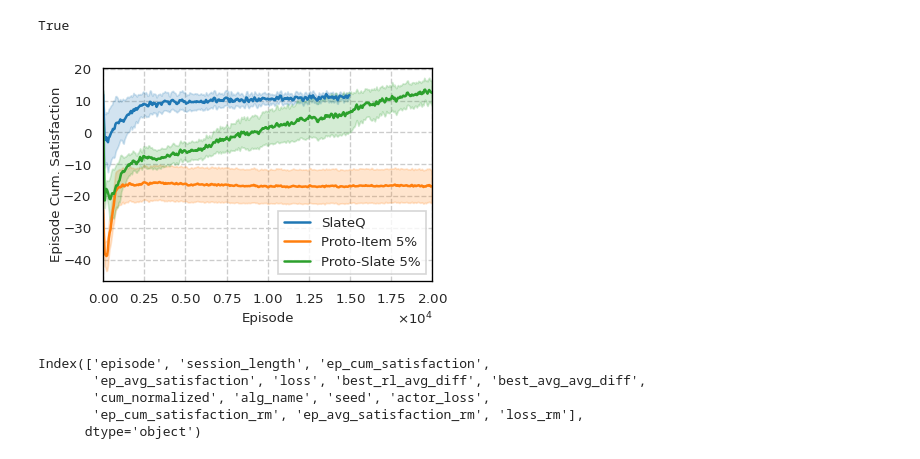
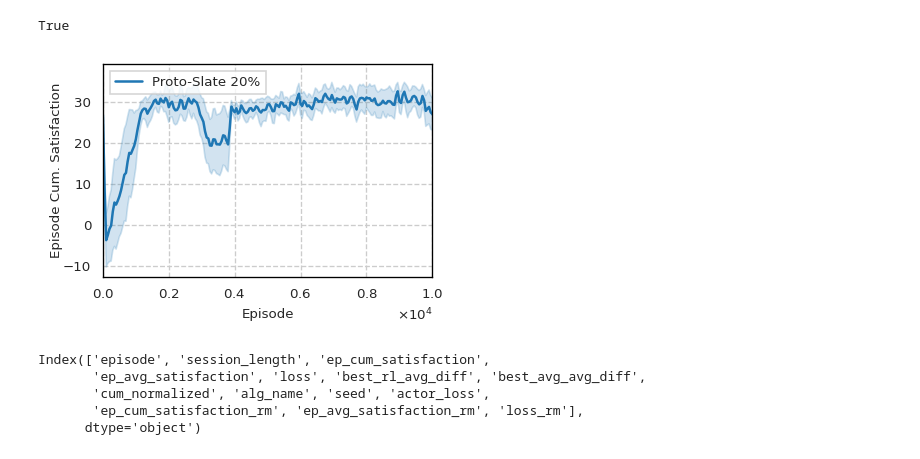
Before and after one commit to Asr419/rl_slate_wolpertinger, a Jupyter notebook: src/plotting_scripts/plot_convergence.ipynb, the cells around one changed output. Cells and saved outputs as stored; diff of their text form; code cells hidden in the pictures.

```diff
--- a/src/plotting_scripts/plot_convergence.ipynb
+++ b/src/plotting_scripts/plot_convergence.ipynb
@@ -62,13 +62,14 @@ final_df = pd.concat([final_df, wp_df])
 # load wp results
 res_df_list = []
 for seed in tqdm(SEEDS):
-    for knearest in [5]:
-        slateq_dict = pickle.load(open(base_path / Path(f"proto_slate_{knearest}_{ALPHA}_{seed}")/ "logs_dict.pickle", "rb"))
+    for knearest in [20]:
+        slateq_dict = pickle.load(open(base_path / Path(f"proto_slate_300_{knearest}_{ALPHA}_{seed}")/ "logs_dict.pickle", "rb"))
         res_df = parse_data(slateq_dict, f"Proto-Slate {knearest}%", seed)
         res_df_list.append(res_df)
 # concat all results
-wp_slate_df = pd.concat(res_df_list)
-final_df = pd.concat([final_df, wp_slate_df])
+final_df = pd.concat(res_df_list)
+# wp_slate_df = pd.concat(res_df_list)
+# final_df = pd.concat([final_df, wp_slate_df])
 # %%
 # # load wp results
 # res_df_list = []
@@ -98,33 +99,33 @@ new_df = final_df[final_df['episode'] % n == 0]
 # %%
 import seaborn as sns
 import matplotlib.pyplot as plt
 import matplotlib.ticker as mtick
 from setup_plot import setup_plot
 
 setup_plot(font_size=8, w_pts=256, fig_ratio=0.65)
 
 # Set the plot style to "ticks"
 sns.set_style("whitegrid", {"grid.linestyle": "--", "axes.edgecolor": "black"})
 
 # Plot the mean of ep_cum_satisfaction across different seeds for each alg_name
 ax = sns.lineplot(x="episode", y="ep_cum_satisfaction_rm", hue="alg_name", errorbar="se", data=new_df)
 
 legend = plt.legend(title='', fancybox=False)
 # legend.get_frame().set_alpha(None)
 
 # Set the x-axis tick format
 fmt = mtick.ScalarFormatter(useMathText=True)
 fmt.set_powerlimits((-3,3))
 ax.xaxis.set_major_formatter(fmt)
 
 # Add a title and axes labels
-plt.xlim(0, 15000)
+plt.xlim(0, 10000)
 plt.xlabel("Episode")
 plt.ylabel("Episode Cum. Satisfaction", labelpad=0)
 plt.savefig("convergence_plot_2000.pdf", format="pdf", bbox_inches="tight")
 plt.show()
 # %% [output]
-[figure, old version]
+[figure, new version]
 # %%
 # hypothesis satisfied for paired t-test on sq and wp return
 from scipy.stats import ttest_rel
```
Also changed, not shown: 8 other files.
